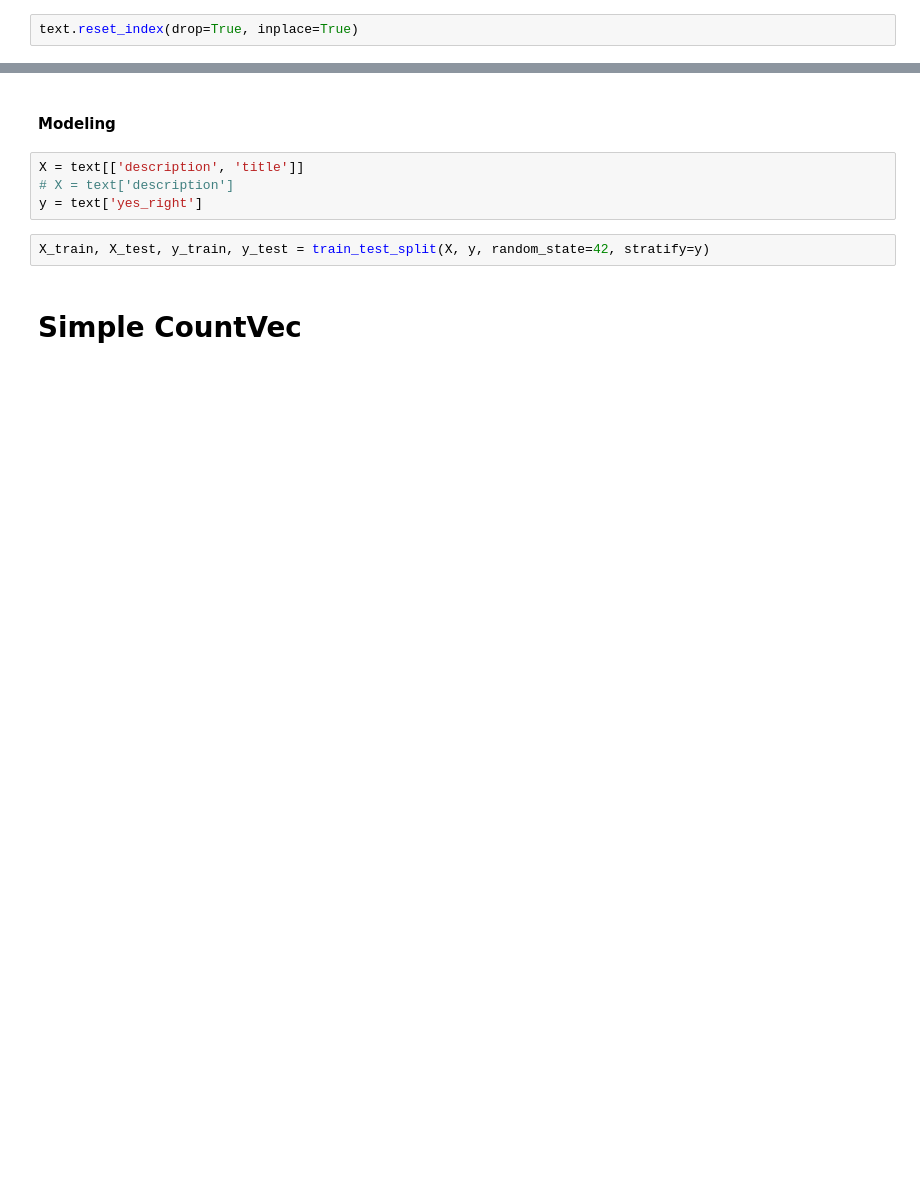
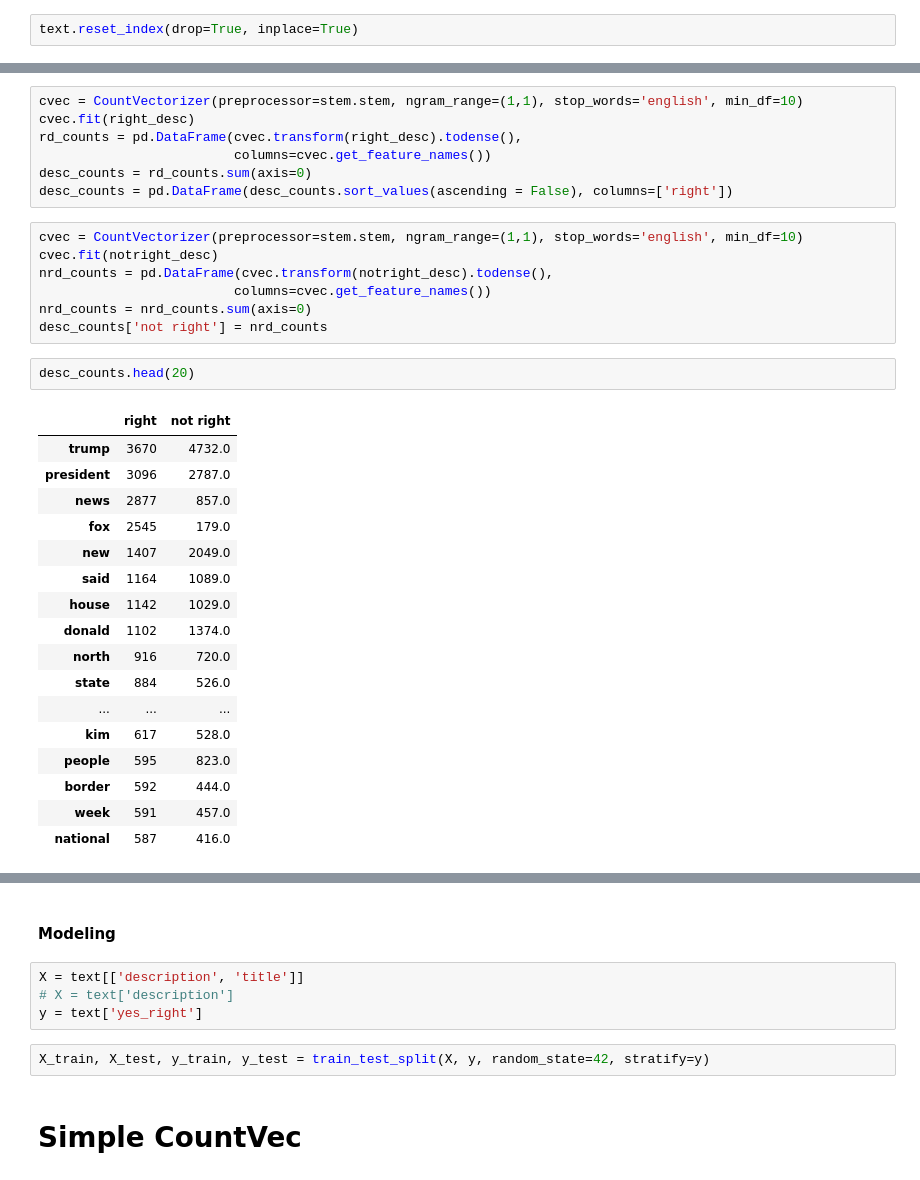
Before and after one commit to confoley/Capstone, a Jupyter notebook: quickie.ipynb, the cells around one changed output, grey strips where cells are left out. Drawn from its saved outputs; the diff is of its cells as text; blank space fills up the shorter version.

```diff
--- a/quickie.ipynb
+++ b/quickie.ipynb
@@ -109,0 +207,34 @@ Name: yes_right, dtype: int64
+# %%
+cvec = CountVectorizer(preprocessor=stem.stem, ngram_range=(1,1), stop_words='english', min_df=10)
+cvec.fit(right_desc)
+rd_counts = pd.DataFrame(cvec.transform(right_desc).todense(),
+                         columns=cvec.get_feature_names())
+desc_counts = rd_counts.sum(axis=0)
+desc_counts = pd.DataFrame(desc_counts.sort_values(ascending = False), columns=['right'])
+# %%
+cvec = CountVectorizer(preprocessor=stem.stem, ngram_range=(1,1), stop_words='english', min_df=10)
+cvec.fit(notright_desc)
+nrd_counts = pd.DataFrame(cvec.transform(notright_desc).todense(),
+                         columns=cvec.get_feature_names())
+nrd_counts = nrd_counts.sum(axis=0)
+desc_counts['not right'] = nrd_counts
+# %%
+desc_counts.head(20)
+# %% [output]
+|  | right | not right |
+| trump | 3670 | 4732.0 |
+| president | 3096 | 2787.0 |
+| news | 2877 | 857.0 |
+| fox | 2545 | 179.0 |
+| new | 1407 | 2049.0 |
+| said | 1164 | 1089.0 |
+| house | 1142 | 1029.0 |
+| donald | 1102 | 1374.0 |
+| north | 916 | 720.0 |
+| state | 884 | 526.0 |
+| ... | ... | ... |
+| kim | 617 | 528.0 |
+| people | 595 | 823.0 |
+| border | 592 | 444.0 |
+| week | 591 | 457.0 |
+| national | 587 | 416.0 |
```
Also changed, not shown: parts of 79 cells of this notebook, 8 other files.
